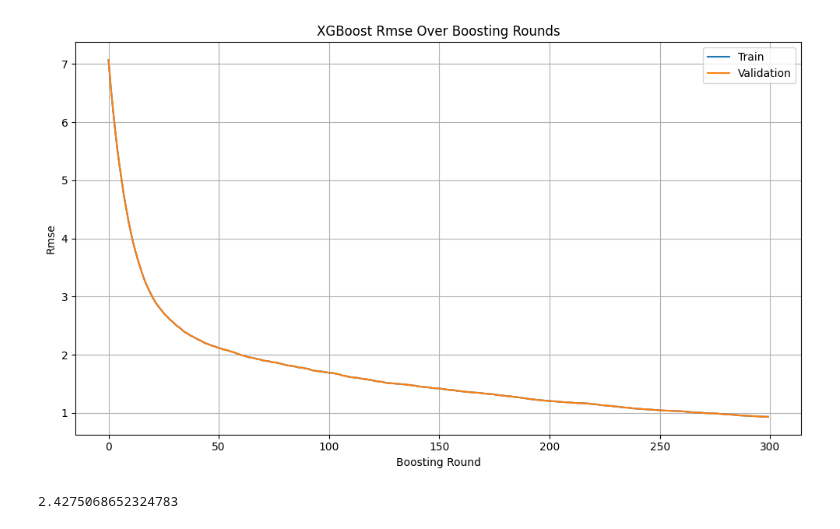
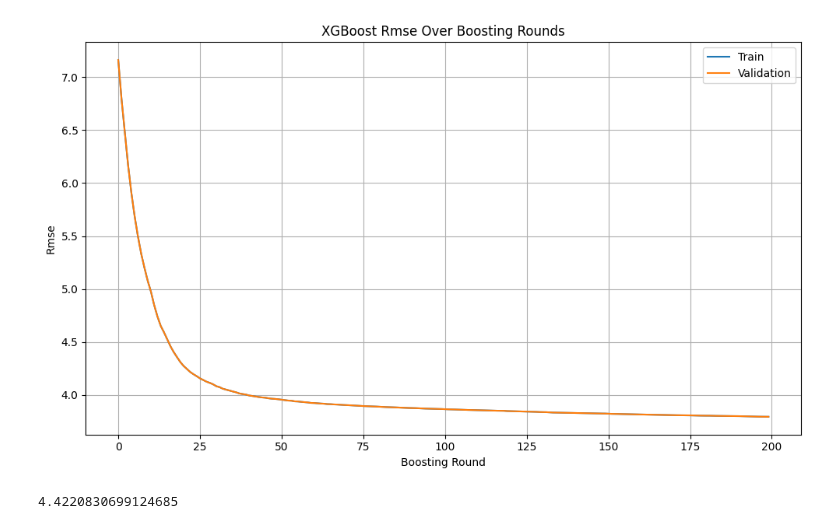
Before and after one commit to DageBjorne/transfertreeboost, a Jupyter notebook: uci.ipynb, the cells around one changed output. Drawn from its saved outputs; the diff is of its cells as text; code cells hidden in the pictures.

```diff
--- a/uci.ipynb
+++ b/uci.ipynb
@@ -11,7 +11,8 @@ from baselines import *
 from ucimlrepo import fetch_ucirepo
 
 # fetch dataset
-abalone = fetch_ucirepo(id=1) #abalone = 1, InfraRed = 925, concrete = 165, Auto MPG = 9, Automobile = 10
+abalone = fetch_ucirepo(id=291)  #abalone = 1, InfraRed = 925, concrete = 165, Auto MPG = 9, Automobile = 10,
+#Real estate valuation = 477, Energy efficiency = 242, Air-foil self-noise = 291
 
 # data (as pandas dataframes)
 X = abalone.data.features
@@ -98,7 +99,7 @@ y_target_train = np.array(data_train[target_column])
 X_target_test = np.array(data_test[predictor_columns])
 y_target_test = np.array(data_test[target_column])
 # %%
-fiter = MTransferTreeBoost(epochs=300, k = 0.01)
+fiter = MTransferTreeBoost(epochs=200, k = 0.01)
 fiter.fit(X_target_train, y_target_train, X_source_train, y_source_train, show_curves = True)
 rmse = fiter.evaluate(X_target_test, y_target_test, metric = 'rmse')
 mae = fiter.evaluate(X_target_test, y_target_test, metric = 'mae')
@@ -107,17 +111,17 @@ print(rmse)
 # %%
 params = {
     'objective': 'reg:squarederror',  # Regression with squared error
     'max_depth': 2,                   # Maximum depth of a tree
     'eta': 0.1,                       # Learning rate
     'eval_metric': 'rmse',           # RMSE as evaluation metric
     }
 
-bst = train_xgboost(X_target_train, y_target_train, X_target_train, y_target_train, boosting_rounds=300, params=params, early_stopping_rounds=500, show_curve=True)
+bst = train_xgboost(X_target_train, y_target_train, X_target_train, y_target_train, boosting_rounds=200, params=params, early_stopping_rounds=500, show_curve=True)
 preds = test_xgboost(X_target_test, bst)
 rmse = compute_rmse(preds, y_target_test)
 mae = compute_mae(preds, y_target_test)
 
 print(rmse)
 # %% [output]
-[figure, old version]
+[figure, new version]
-2.4275068652324783
+4.4220830699124685
```
Also changed, not shown: parts of 4 cells of this notebook, 3 other files.
